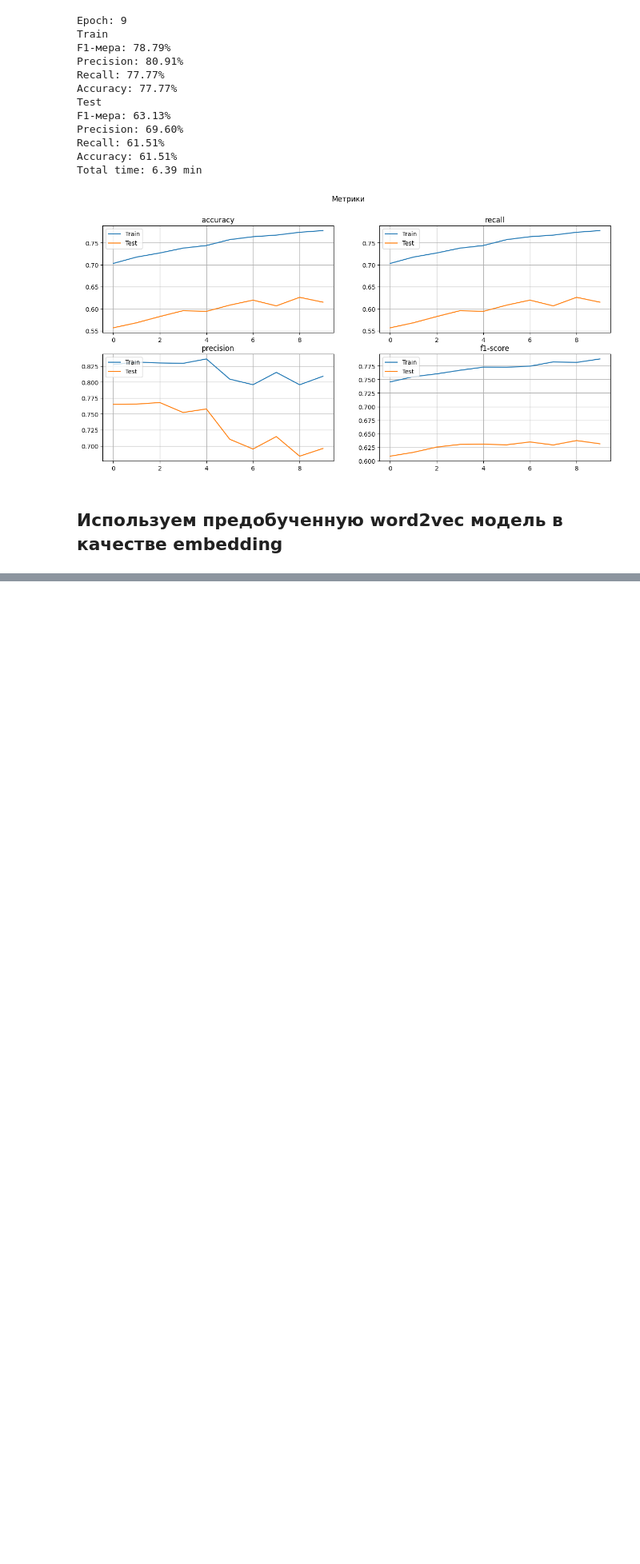
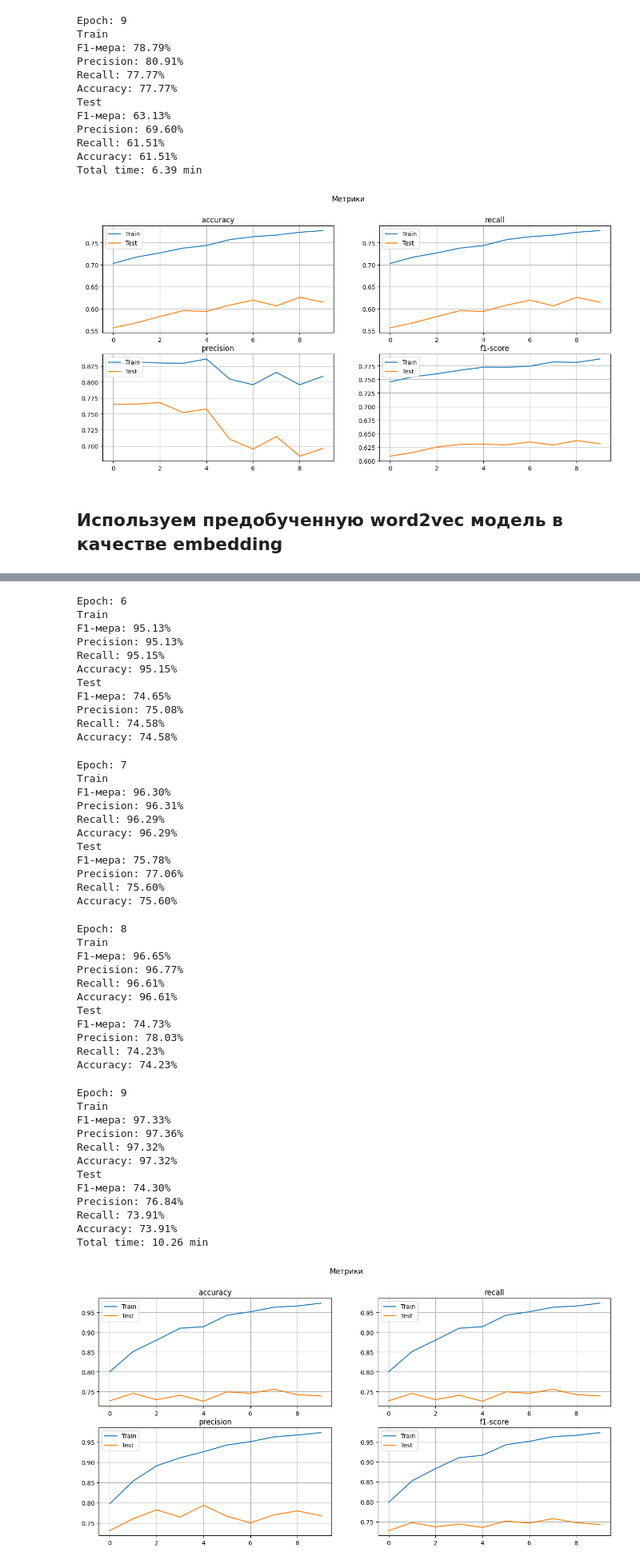
Before and after one commit to Ra9jkDM/sentiment_assessment_model, a Jupyter notebook: ML_CNN.ipynb, the cells around one changed output, grey strips where cells are left out. Shown at 80% size. Saved outputs shown, nothing was run; the diff lists cells and outputs as text; code cells hidden in the pictures; blank space fills up the shorter version.

Commit message:
train CNN model

```diff
--- a/ML_CNN.ipynb
+++ b/ML_CNN.ipynb
@@ -484,0 +531,4 @@ draw_metrics()
+# %%
+num = len(w2v_model.wv.index_to_key)
+dim = w2v_model.vector_size
+num, dim
@@ -484,0 +541,11 @@ draw_metrics()
+# %%
+def get_embedding(model, num, dim):
+    emb_weights = np.zeros((num, dim))
+
+    for key, i in enumerate(model.wv.key_to_index.keys()):
+        emb_weights[key] = model.wv[i]
+    emb_weights = torch.Tensor(emb_weights)
+    print('Embedding len:', emb_weights.shape)
+    return emb_weights
+# %%
+emb_weights = get_embedding(w2v_model, num, dim)
@@ -484,0 +606,8 @@ draw_metrics()
+# %%
+max_len=80
+
+cnn = SentimentCNN(num, dim, max_len, pad_idx, emb_weights)
+cnn = cnn.to(device)
+loss_fn = nn.BCELoss(weight = weight)
+optimizer = optim.Adam(cnn.parameters(), lr=0.001)
+cnn
@@ -484,0 +659,4 @@ draw_metrics()
+# %%
+train_model(cnn, epochs = 10)
+draw_metrics()
+# %% [output]
@@ -484,0 +729,46 @@ draw_metrics()
+Epoch: 6
+Train
+F1-мера: 95.13%
+Precision: 95.13%
+Recall: 95.15%
+Accuracy: 95.15%
+Test
+F1-мера: 74.65%
+Precision: 75.08%
+Recall: 74.58%
+Accuracy: 74.58%
+Epoch: 7
+Train
+F1-мера: 96.30%
+Precision: 96.31%
+Recall: 96.29%
+Accuracy: 96.29%
+Test
+F1-мера: 75.78%
+Precision: 77.06%
+Recall: 75.60%
+Accuracy: 75.60%
+Epoch: 8
+Train
+F1-мера: 96.65%
+Precision: 96.77%
+Recall: 96.61%
+Accuracy: 96.61%
+Test
+F1-мера: 74.73%
+Precision: 78.03%
+Recall: 74.23%
+Accuracy: 74.23%
+Epoch: 9
+Train
+F1-мера: 97.33%
+Precision: 97.36%
+Recall: 97.32%
+Accuracy: 97.32%
+Test
+F1-мера: 74.30%
+Precision: 76.84%
+Recall: 73.91%
+Accuracy: 73.91%
+Total time: 10.26 min
+[figure, added]
```
Also changed, not shown: parts of 29 cells of this notebook, 1 other file.
